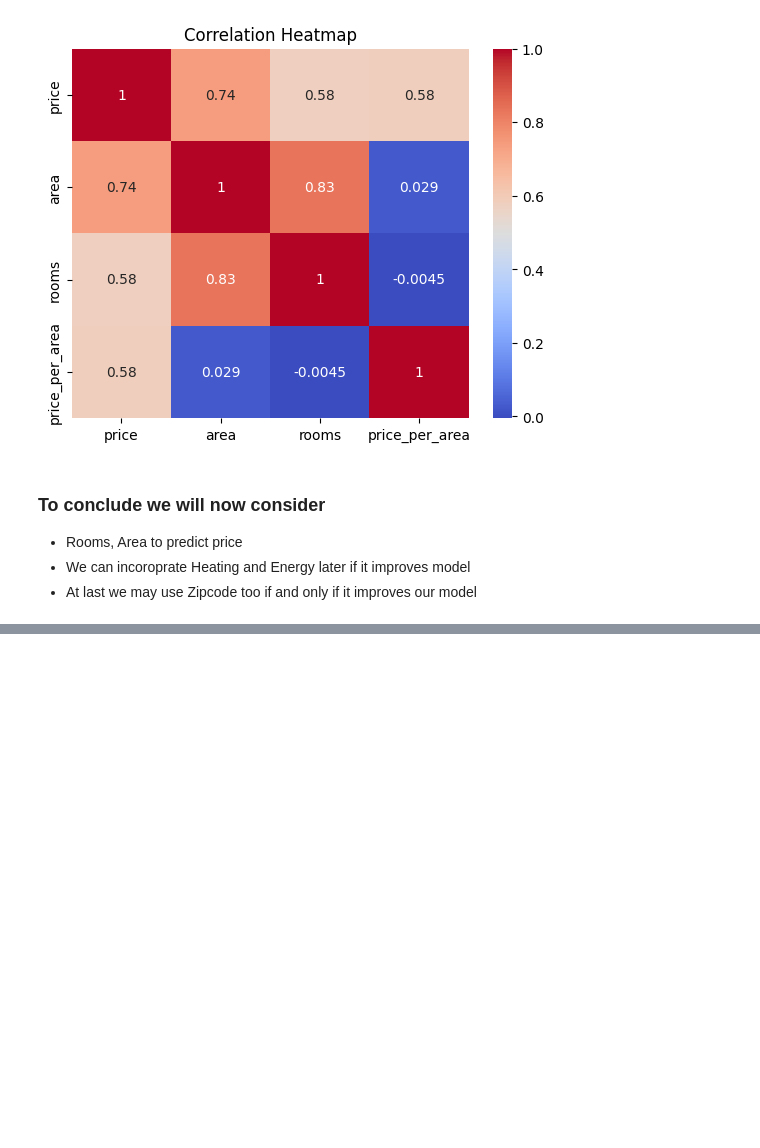
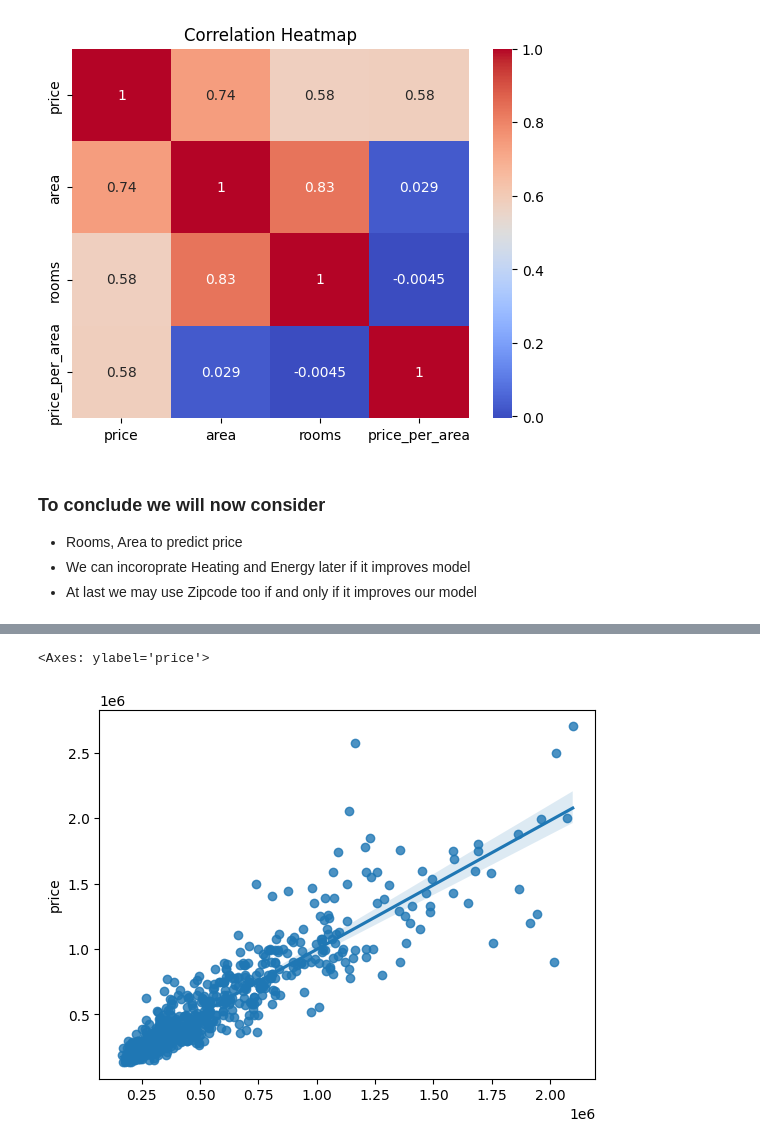
Before and after one commit to Aditya0135/Berlin_House_Price_Prediction, a Jupyter notebook: research/EDA/trials.ipynb, the cells around one changed output, grey strips where cells are left out. Cells and saved outputs as stored; diff of their text form; code cells hidden in the pictures; blank space fills up the shorter version.

```diff
--- a/research/EDA/trials.ipynb
+++ b/research/EDA/trials.ipynb
@@ -510,0 +511,5 @@ ElasticNet: R2 = 0.5657, MSE = 65974723533.3780, MAE = 153675.3875
+# %%
+sns.regplot(x=y_pred,y=y_test)
+# %% [output]
+<Axes: ylabel='price'>
+[figure, added]
```
Also changed, not shown: parts of 7 cells of this notebook, 5 other files.
